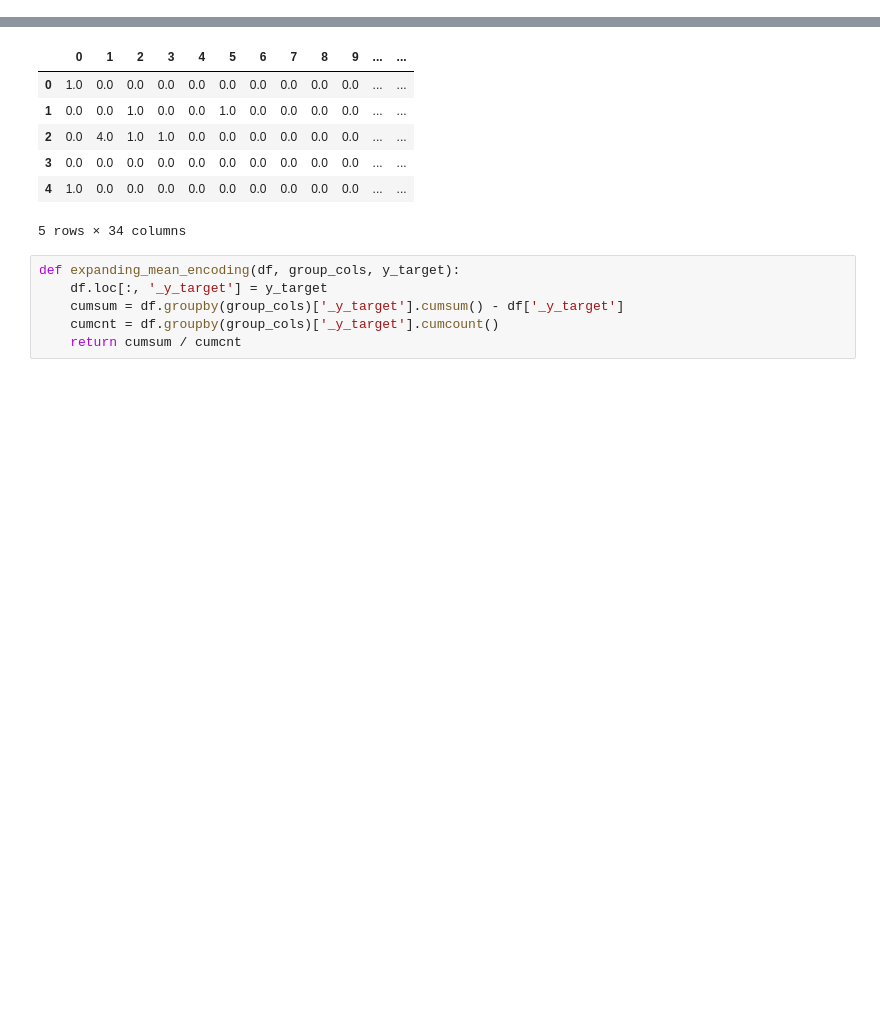
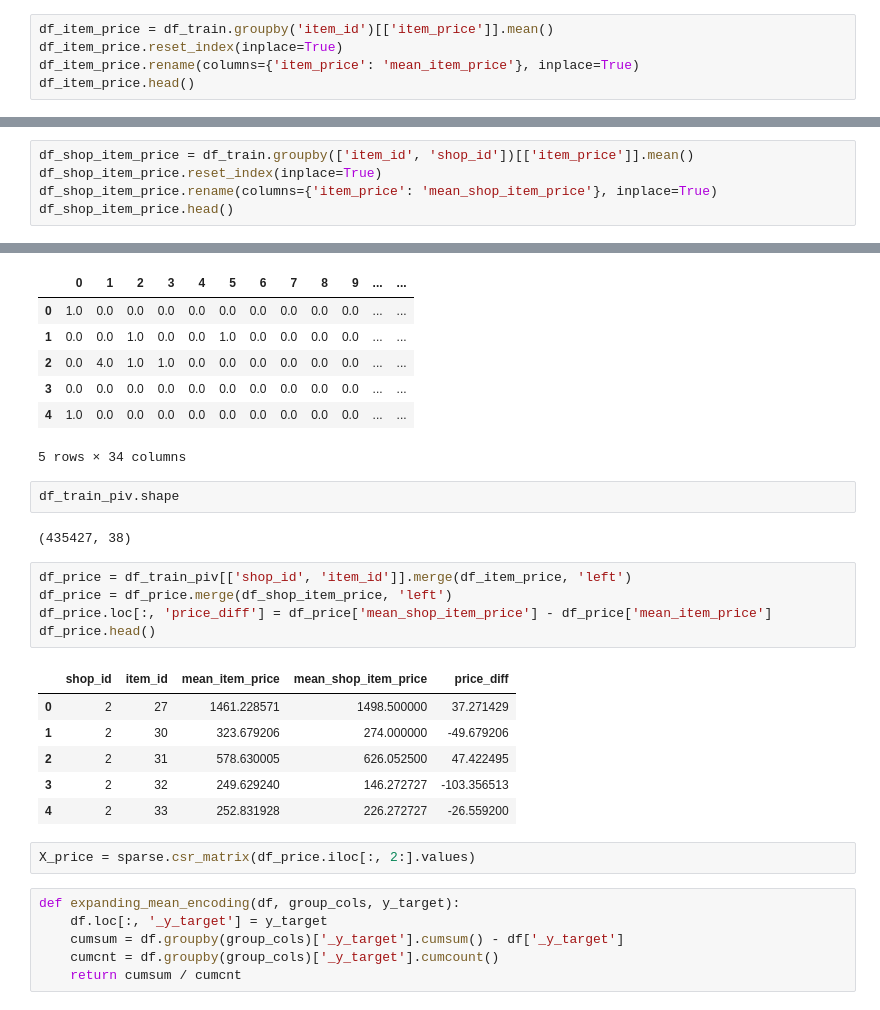
Before and after one commit to GatzZ/competitive-data-science-final-project, a Jupyter notebook: Main.ipynb, the cells around one changed output, grey strips where cells are left out. Drawn from its saved outputs; the diff is of its cells as text; blank space fills up the shorter version.

```diff
--- a/Main.ipynb
+++ b/Main.ipynb
@@ -18,3 +18,8 @@ df_train.head()
 | 2 | 05.01.2013 | 0 | 25 | 2552 | 899.00 | -1.0 |
 | 3 | 06.01.2013 | 0 | 25 | 2554 | 1709.05 | 1.0 |
 | 4 | 15.01.2013 | 0 | 25 | 2555 | 1099.00 | 1.0 |
+# %%
+df_item_price = df_train.groupby('item_id')[['item_price']].mean()
+df_item_price.reset_index(inplace=True)
+df_item_price.rename(columns={'item_price': 'mean_item_price'}, inplace=True)
+df_item_price.head()
@@ -20,0 +33,5 @@ df_train.head()
+# %%
+df_shop_item_price = df_train.groupby(['item_id', 'shop_id'])[['item_price']].mean()
+df_shop_item_price.reset_index(inplace=True)
+df_shop_item_price.rename(columns={'item_price': 'mean_shop_item_price'}, inplace=True)
+df_shop_item_price.head()
@@ -306,6 +330,24 @@ df_months.head()
 | 3 | 0.0 | 0.0 | 0.0 | 0.0 | 0.0 | 0.0 | 0.0 | 0.0 | 0.0 | 0.0 | ... | ... |
 | 4 | 1.0 | 0.0 | 0.0 | 0.0 | 0.0 | 0.0 | 0.0 | 0.0 | 0.0 | 0.0 | ... | ... |
 5 rows × 34 columns
+# %%
+df_train_piv.shape
+# %% [output]
+(435427, 38)
+# %%
+df_price = df_train_piv[['shop_id', 'item_id']].merge(df_item_price, 'left')
+df_price = df_price.merge(df_shop_item_price, 'left')
+df_price.loc[:, 'price_diff'] = df_price['mean_shop_item_price'] - df_price['mean_item_price']
+df_price.head()
+# %% [output]
+|  | shop_id | item_id | mean_item_price | mean_shop_item_price | price_diff |
+| 0 | 2 | 27 | 1461.228571 | 1498.500000 | 37.271429 |
+| 1 | 2 | 30 | 323.679206 | 274.000000 | -49.679206 |
+| 2 | 2 | 31 | 578.630005 | 626.052500 | 47.422495 |
+| 3 | 2 | 32 | 249.629240 | 146.272727 | -103.356513 |
+| 4 | 2 | 33 | 252.831928 | 226.272727 | -26.559200 |
+# %%
+X_price = sparse.csr_matrix(df_price.iloc[:, 2:].values)
 # %%
 def expanding_mean_encoding(df, group_cols, y_target):
     df.loc[:, '_y_target'] = y_target
```
Also changed, not shown: parts of 14 cells of this notebook, 2 other files.
